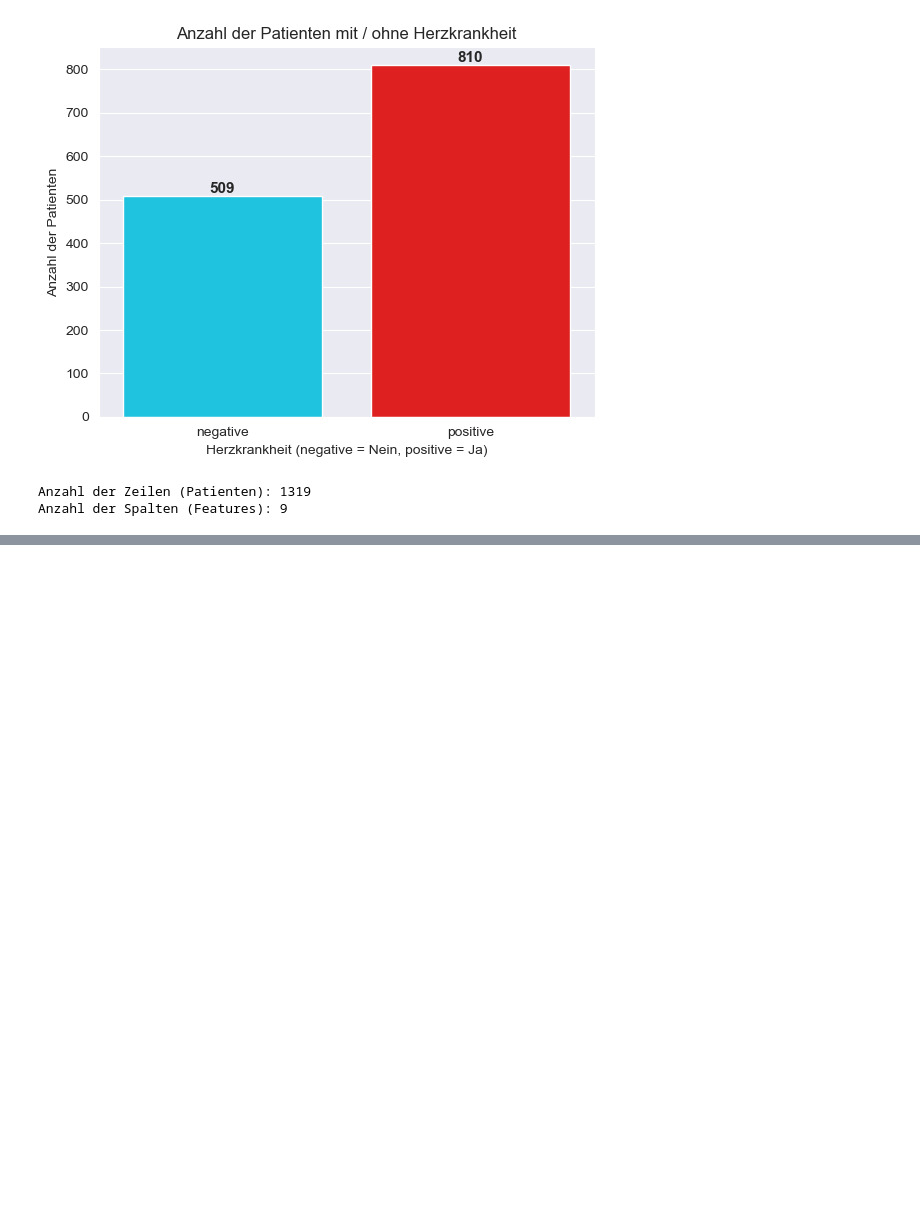
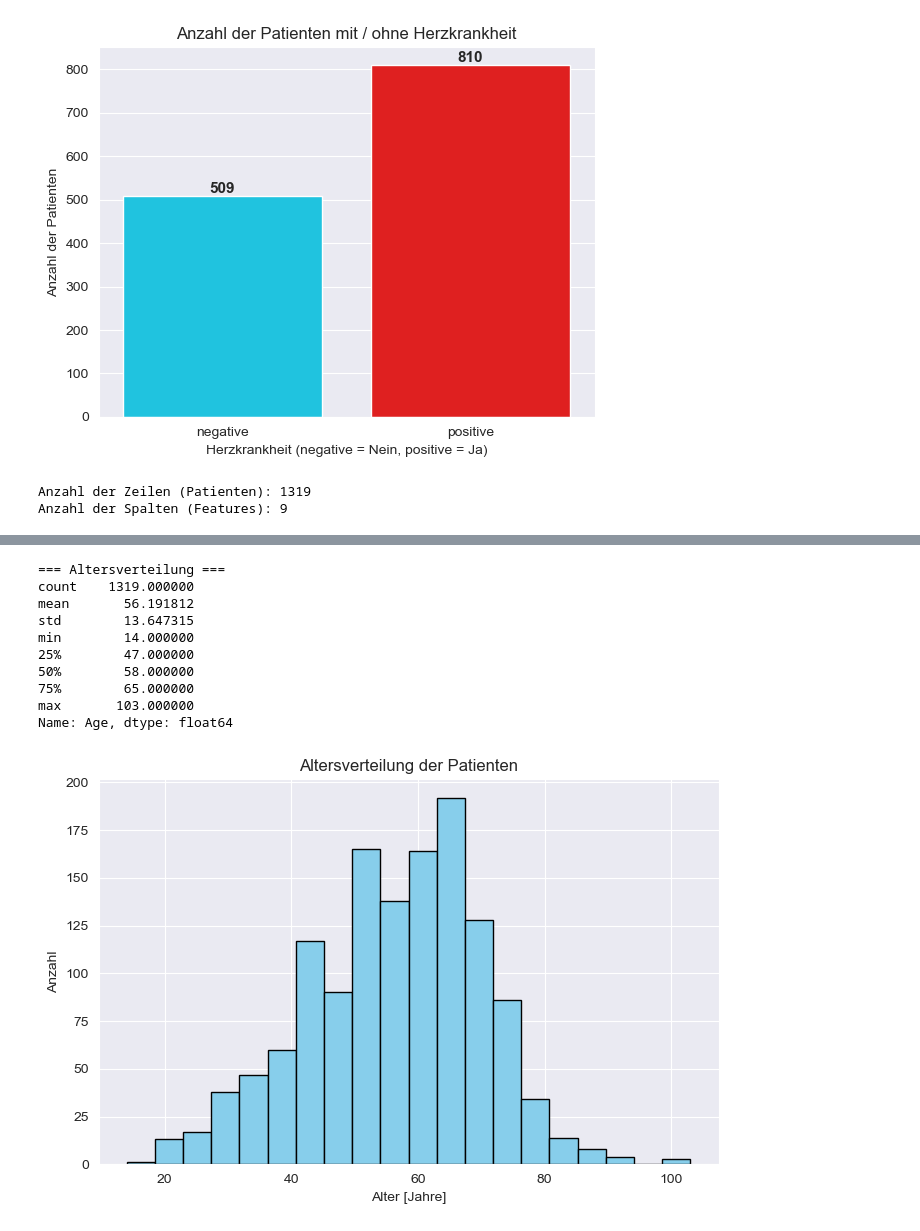
Before and after one commit to ManaTrooo/Asai-Projekt, a Jupyter notebook: DataSet_3.ipynb, the cells around one changed output, grey strips where cells are left out. Cells and saved outputs as stored; diff of their text form; code cells hidden in the pictures; blank space fills up the shorter version.

```diff
--- a/DataSet_3.ipynb
+++ b/DataSet_3.ipynb
@@ -58,0 +111,3 @@ Anzahl der Spalten (Features): 9
+# %%
+# Duplikate entfernen
+df = df.drop_duplicates()
@@ -58,0 +243,24 @@ Anzahl der Spalten (Features): 9
+# %%
+#Bias/Korrelation
+
+print("Altersverteilung")
+print(df['Age'].describe())
+
+plt.figure(figsize=(8,5))
+plt.hist(df['Age'], bins=20, color='skyblue', edgecolor='black')
+plt.title('Altersverteilung der Patienten')
+plt.xlabel('Alter [Jahre]')
+plt.ylabel('Anzahl')
+plt.show()
+# %% [output]
+=== Altersverteilung ===
+count    1319.000000
+mean       56.191812
+std        13.647315
+min        14.000000
+25%        47.000000
+50%        58.000000
+75%        65.000000
+max       103.000000
+Name: Age, dtype: float64
+[figure, added]
```
Also changed, not shown: parts of 8 cells of this notebook, 2 other files.
